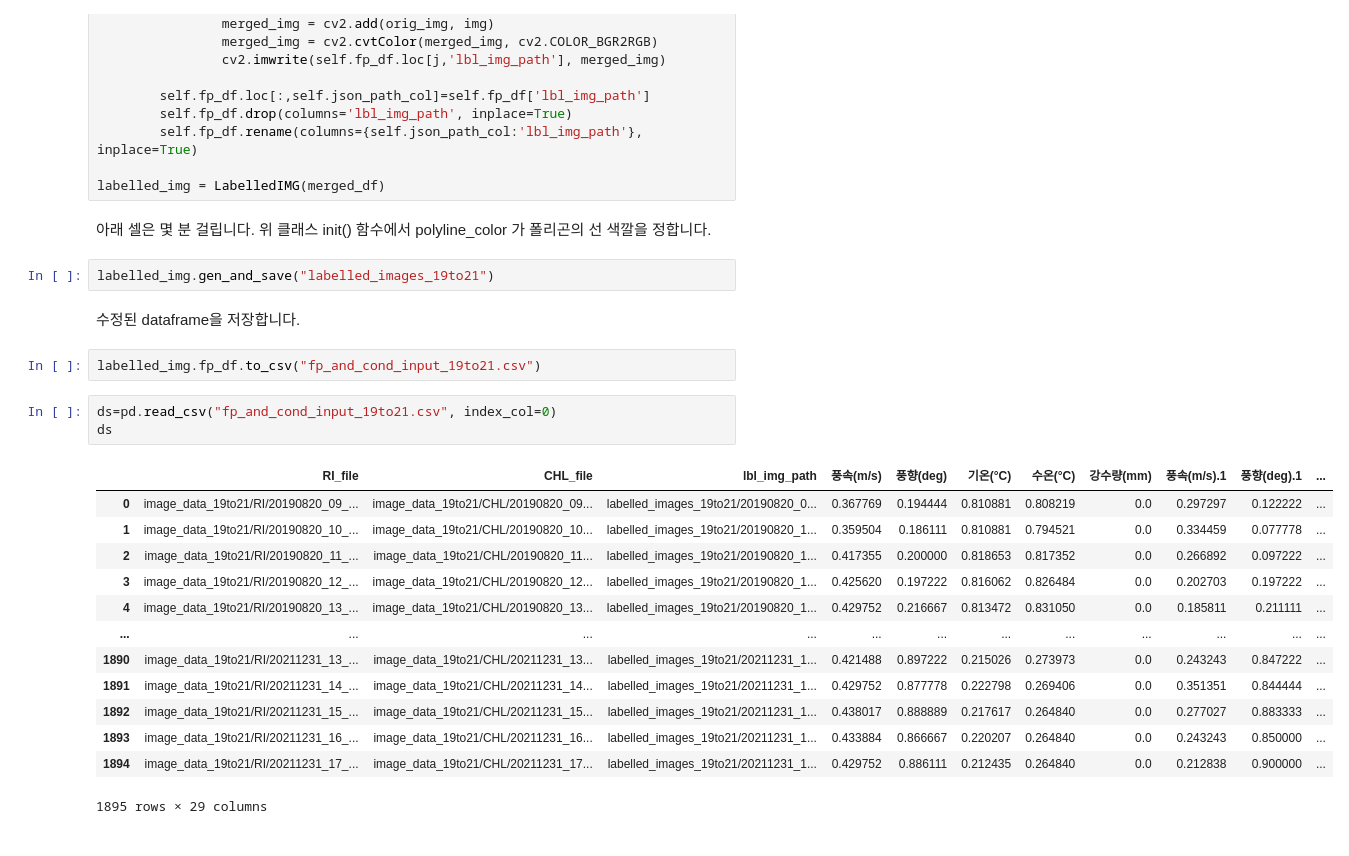
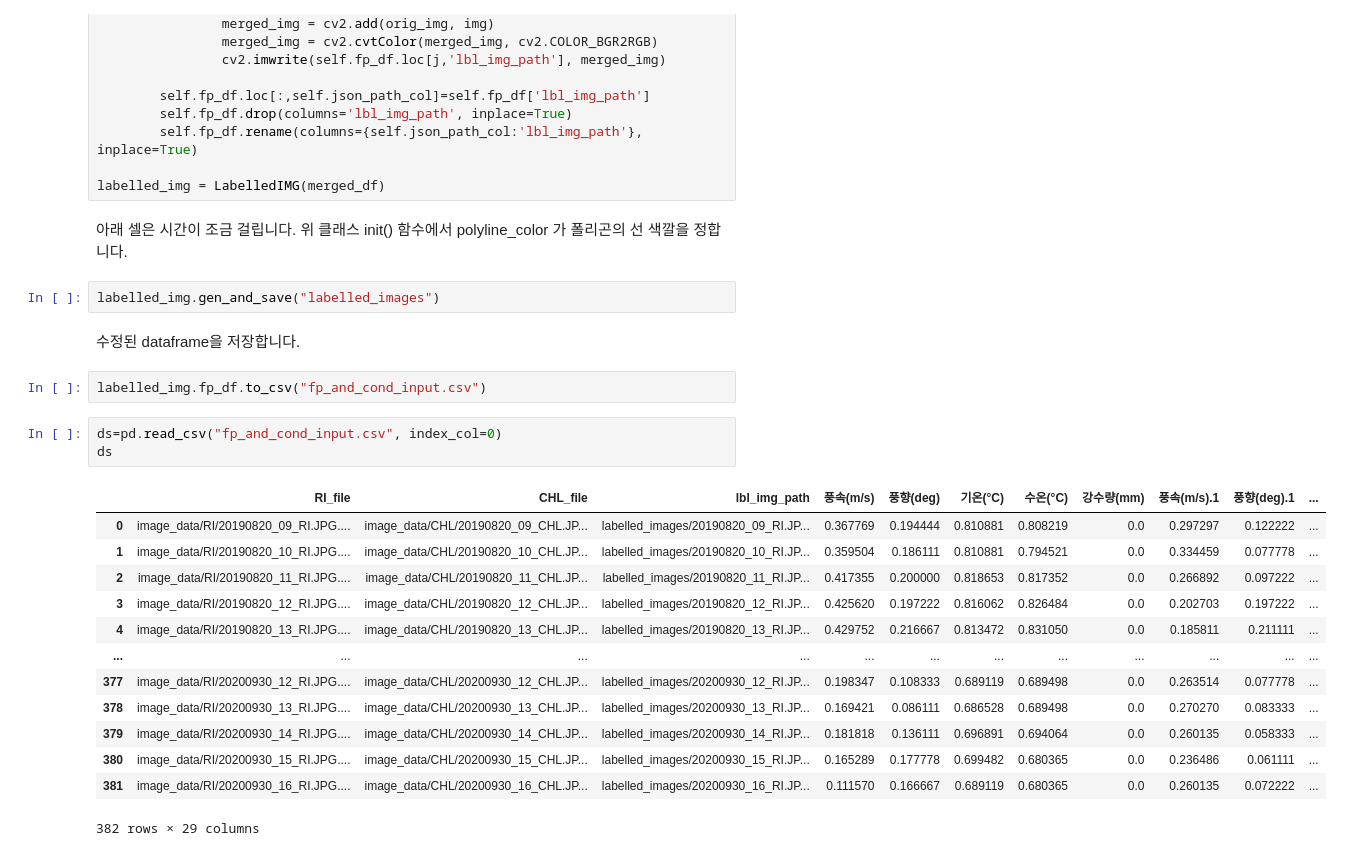
Before and after one commit to chhyyi/rz_cvae, a Jupyter notebook: fp_and_cond_input_generator.ipynb, the cells around one changed output. Cells and saved outputs as stored; diff of their text form.

```diff
--- a/fp_and_cond_input_generator.ipynb
+++ b/fp_and_cond_input_generator.ipynb
@@ -392,27 +392,27 @@ class LabelledIMG():
 
 labelled_img = LabelledIMG(merged_df)
 # %% [markdown]
-아래 셀은 몇 분 걸립니다. 위 클래스 init() 함수에서 polyline_color 가 폴리곤의 선 색깔을 정합니다.
+아래 셀은 시간이 조금 걸립니다. 위 클래스 init() 함수에서 polyline_color 가 폴리곤의 선 색깔을 정합니다.
 # %%
-labelled_img.gen_and_save("labelled_images_19to21")
+labelled_img.gen_and_save("labelled_images")
 # %% [markdown]
 수정된 dataframe을 저장합니다.
 # %%
-labelled_img.fp_df.to_csv("fp_and_cond_input_19to21.csv")
+labelled_img.fp_df.to_csv("fp_and_cond_input.csv")
 # %%
-ds=pd.read_csv("fp_and_cond_input_19to21.csv", index_col=0)
+ds=pd.read_csv("fp_and_cond_input.csv", index_col=0)
 ds
 # %% [output]
 |  | RI_file | CHL_file | lbl_img_path | 풍속(m/s) | 풍향(deg) | 기온(°C) | 수온(°C) | 강수량(mm) | 풍속(m/s).1 | 풍향(deg).1 | ... |
-| 0 | image_data_19to21/RI/20190820_09_... | image_data_19to21/CHL/20190820_09... | labelled_images_19to21/20190820_0... | 0.367769 | 0.194444 | 0.810881 | 0.808219 | 0.0 | 0.297297 | 0.122222 | ... |
-| 1 | image_data_19to21/RI/20190820_10_... | image_data_19to21/CHL/20190820_10... | labelled_images_19to21/20190820_1... | 0.359504 | 0.186111 | 0.810881 | 0.794521 | 0.0 | 0.334459 | 0.077778 | ... |
-| 2 | image_data_19to21/RI/20190820_11_... | image_data_19to21/CHL/20190820_11... | labelled_images_19to21/20190820_1... | 0.417355 | 0.200000 | 0.818653 | 0.817352 | 0.0 | 0.266892 | 0.097222 | ... |
-| 3 | image_data_19to21/RI/20190820_12_... | image_data_19to21/CHL/20190820_12... | labelled_images_19to21/20190820_1... | 0.425620 | 0.197222 | 0.816062 | 0.826484 | 0.0 | 0.202703 | 0.197222 | ... |
-| 4 | image_data_19to21/RI/20190820_13_... | image_data_19to21/CHL/20190820_13... | labelled_images_19to21/20190820_1... | 0.429752 | 0.216667 | 0.813472 | 0.831050 | 0.0 | 0.185811 | 0.211111 | ... |
+| 0 | image_data/RI/20190820_09_RI.JPG.... | image_data/CHL/20190820_09_CHL.JP... | labelled_images/20190820_09_RI.JP... | 0.367769 | 0.194444 | 0.810881 | 0.808219 | 0.0 | 0.297297 | 0.122222 | ... |
+| 1 | image_data/RI/20190820_10_RI.JPG.... | image_data/CHL/20190820_10_CHL.JP... | labelled_images/20190820_10_RI.JP... | 0.359504 | 0.186111 | 0.810881 | 0.794521 | 0.0 | 0.334459 | 0.077778 | ... |
+| 2 | image_data/RI/20190820_11_RI.JPG.... | image_data/CHL/20190820_11_CHL.JP... | labelled_images/20190820_11_RI.JP... | 0.417355 | 0.200000 | 0.818653 | 0.817352 | 0.0 | 0.266892 | 0.097222 | ... |
+| 3 | image_data/RI/20190820_12_RI.JPG.... | image_data/CHL/20190820_12_CHL.JP... | labelled_images/20190820_12_RI.JP... | 0.425620 | 0.197222 | 0.816062 | 0.826484 | 0.0 | 0.202703 | 0.197222 | ... |
+| 4 | image_data/RI/20190820_13_RI.JPG.... | image_data/CHL/20190820_13_CHL.JP... | labelled_images/20190820_13_RI.JP... | 0.429752 | 0.216667 | 0.813472 | 0.831050 | 0.0 | 0.185811 | 0.211111 | ... |
 | ... | ... | ... | ... | ... | ... | ... | ... | ... | ... | ... | ... |
-| 1890 | image_data_19to21/RI/20211231_13_... | image_data_19to21/CHL/20211231_13... | labelled_images_19to21/20211231_1... | 0.421488 | 0.897222 | 0.215026 | 0.273973 | 0.0 | 0.243243 | 0.847222 | ... |
-| 1891 | image_data_19to21/RI/20211231_14_... | image_data_19to21/CHL/20211231_14... | labelled_images_19to21/20211231_1... | 0.429752 | 0.877778 | 0.222798 | 0.269406 | 0.0 | 0.351351 | 0.844444 | ... |
-| 1892 | image_data_19to21/RI/20211231_15_... | image_data_19to21/CHL/20211231_15... | labelled_images_19to21/20211231_1... | 0.438017 | 0.888889 | 0.217617 | 0.264840 | 0.0 | 0.277027 | 0.883333 | ... |
-| 1893 | image_data_19to21/RI/20211231_16_... | image_data_19to21/CHL/20211231_16... | labelled_images_19to21/20211231_1... | 0.433884 | 0.866667 | 0.220207 | 0.264840 | 0.0 | 0.243243 | 0.850000 | ... |
-| 1894 | image_data_19to21/RI/20211231_17_... | image_data_19to21/CHL/20211231_17... | labelled_images_19to21/20211231_1... | 0.429752 | 0.886111 | 0.212435 | 0.264840 | 0.0 | 0.212838 | 0.900000 | ... |
+| 377 | image_data/RI/20200930_12_RI.JPG.... | image_data/CHL/20200930_12_CHL.JP... | labelled_images/20200930_12_RI.JP... | 0.198347 | 0.108333 | 0.689119 | 0.689498 | 0.0 | 0.263514 | 0.077778 | ... |
+| 378 | image_data/RI/20200930_13_RI.JPG.... | image_data/CHL/20200930_13_CHL.JP... | labelled_images/20200930_13_RI.JP... | 0.169421 | 0.086111 | 0.686528 | 0.689498 | 0.0 | 0.270270 | 0.083333 | ... |
+| 379 | image_data/RI/20200930_14_RI.JPG.... | image_data/CHL/20200930_14_CHL.JP... | labelled_images/20200930_14_RI.JP... | 0.181818 | 0.136111 | 0.696891 | 0.694064 | 0.0 | 0.260135 | 0.058333 | ... |
+| 380 | image_data/RI/20200930_15_RI.JPG.... | image_data/CHL/20200930_15_CHL.JP... | labelled_images/20200930_15_RI.JP... | 0.165289 | 0.177778 | 0.699482 | 0.680365 | 0.0 | 0.236486 | 0.061111 | ... |
+| 381 | image_data/RI/20200930_16_RI.JPG.... | image_data/CHL/20200930_16_CHL.JP... | labelled_images/20200930_16_RI.JP... | 0.111570 | 0.166667 | 0.689119 | 0.680365 | 0.0 | 0.260135 | 0.072222 | ... |
-1895 rows × 29 columns
+382 rows × 29 columns
```
Also changed, not shown: parts of 18 cells of this notebook, 3 other files.
